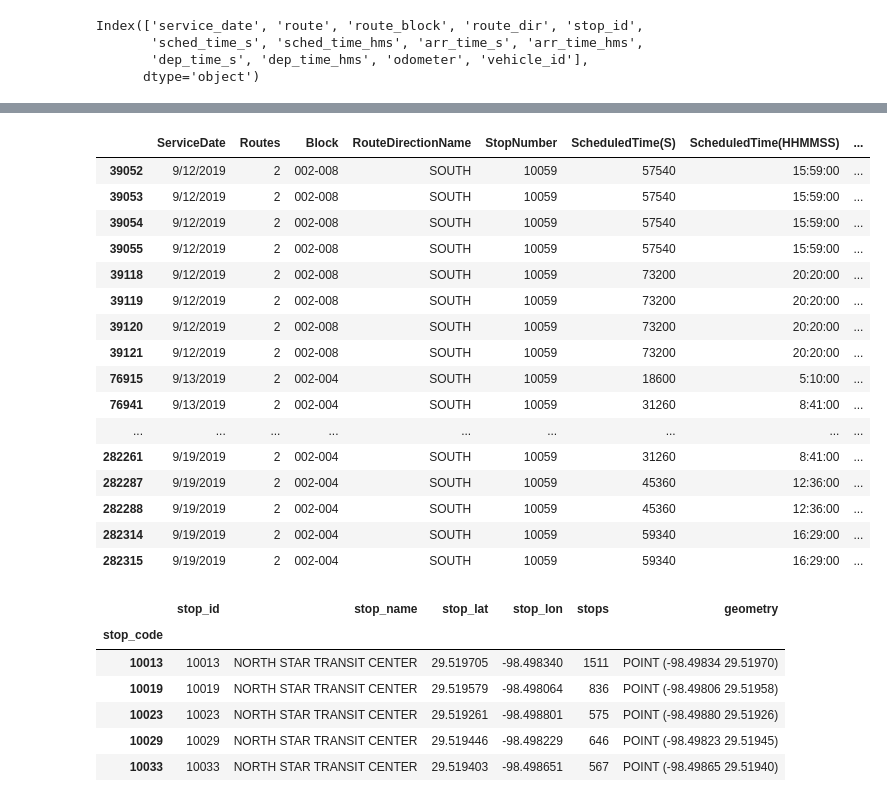
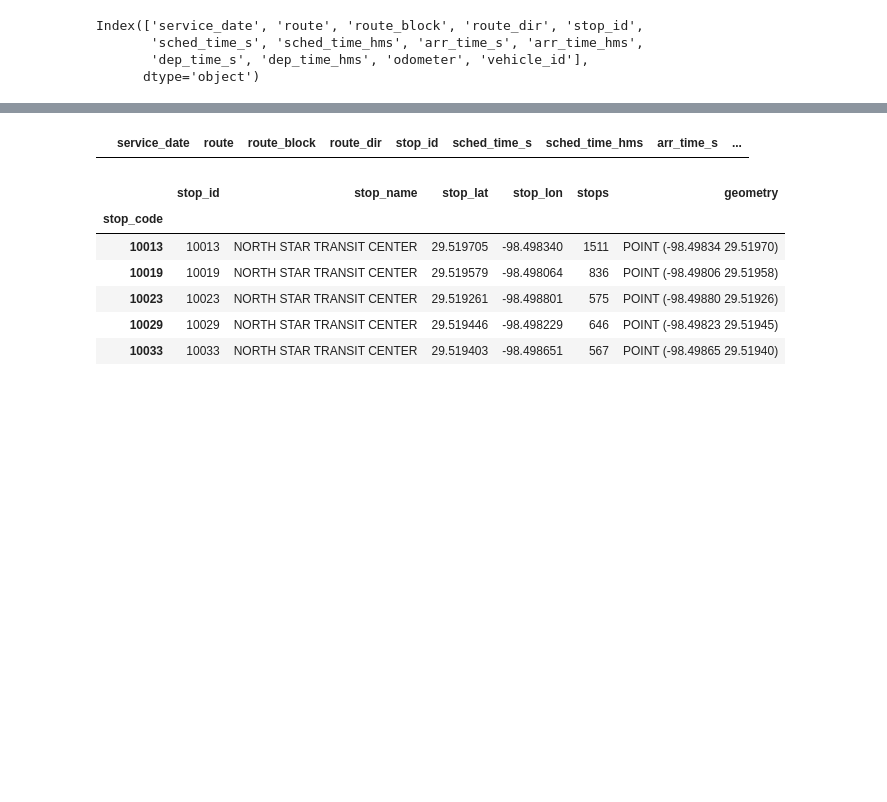
Before and after one commit to get-on-the-bus/via-project, a Jupyter notebook: kevin/geocoding_stops_and_blocks.ipynb, the cells around one changed output, grey strips where cells are left out. Cells and saved outputs as stored; diff of their text form; code cells hidden in the pictures; blank space fills up the shorter version.

Commit message:
datadict and geoclassing

```diff
--- a/kevin/geocoding_stops_and_blocks.ipynb
+++ b/kevin/geocoding_stops_and_blocks.ipynb
@@ -54,0 +72,3 @@ files = {
+# %%
+via_rename = via_datadict.set_index('via_column')['gotb_column']
+via_rename.head()
@@ -54,0 +83,3 @@ files = {
+# %%
+via_datatype = via_datadict.set_index('via_column')['datatype']
+via_datatype.head()
@@ -54,0 +94,3 @@ files = {
+# %%
+gotb_datatype = via_datadict.set_index('gotb_column')['datatype']
+gotb_datatype.head()
@@ -218,5 +270,16 @@ buffer_in_degrees
 ### adherence
 ###
 #######################################
+# %%
+def retype_dataframe(df, type_dict):
+    retype_dict = {k:v for (k,v) in type_dict.items() if k in df.columns}
+    # print(retype_dict)
+    string_cols = [k for (k,v) in retype_dict.items() if v == 'string']
+    # print(string_cols)
+    for col in string_cols:
+        df[col] = df[col].apply(str)
+    df = df.astype(retype_dict).copy()
+
+    return df
 # %%
 def wrangle_adherence(source_file):
@@ -366,23 +450,7 @@ adh_routes[adh_routes.recs>2].head(1000)
 # %%
-df_adherence[(df_adherence.Routes == 2) & (df_adherence.VehicleNumber == 500) & (df_adherence.StopNumber == '10059') & (df_adherence.RouteDirectionName == 'SOUTH       ') ]
+df_adherence[(df_adherence.route == '2') & (df_adherence.vehicle_id == '500.0') & (df_adherence.stop_id == "10059") & (df_adherence.route_dir == 'S') ]
 # %% [output]
-|  | ServiceDate | Routes | Block | RouteDirectionName | StopNumber | ScheduledTime(S) | ScheduledTime(HHMMSS) | ... |
-| 39052 | 9/12/2019 | 2 | 002-008 | SOUTH | 10059 | 57540 | 15:59:00 | ... |
-| 39053 | 9/12/2019 | 2 | 002-008 | SOUTH | 10059 | 57540 | 15:59:00 | ... |
-| 39054 | 9/12/2019 | 2 | 002-008 | SOUTH | 10059 | 57540 | 15:59:00 | ... |
-| 39055 | 9/12/2019 | 2 | 002-008 | SOUTH | 10059 | 57540 | 15:59:00 | ... |
-| 39118 | 9/12/2019 | 2 | 002-008 | SOUTH | 10059 | 73200 | 20:20:00 | ... |
-| 39119 | 9/12/2019 | 2 | 002-008 | SOUTH | 10059 | 73200 | 20:20:00 | ... |
-| 39120 | 9/12/2019 | 2 | 002-008 | SOUTH | 10059 | 73200 | 20:20:00 | ... |
-| 39121 | 9/12/2019 | 2 | 002-008 | SOUTH | 10059 | 73200 | 20:20:00 | ... |
-| 76915 | 9/13/2019 | 2 | 002-004 | SOUTH | 10059 | 18600 | 5:10:00 | ... |
-| 76941 | 9/13/2019 | 2 | 002-004 | SOUTH | 10059 | 31260 | 8:41:00 | ... |
-| ... | ... | ... | ... | ... | ... | ... | ... | ... |
-| 282261 | 9/19/2019 | 2 | 002-004 | SOUTH | 10059 | 31260 | 8:41:00 | ... |
-| 282287 | 9/19/2019 | 2 | 002-004 | SOUTH | 10059 | 45360 | 12:36:00 | ... |
-| 282288 | 9/19/2019 | 2 | 002-004 | SOUTH | 10059 | 45360 | 12:36:00 | ... |
-| 282314 | 9/19/2019 | 2 | 002-004 | SOUTH | 10059 | 59340 | 16:29:00 | ... |
-| 282315 | 9/19/2019 | 2 | 002-004 | SOUTH | 10059 | 59340 | 16:29:00 | ... |
+|  | service_date | route | route_block | route_dir | stop_id | sched_time_s | sched_time_hms | arr_time_s | ... |
 # %%
 #######################################
 ###
```
Also changed, not shown: parts of 44 cells of this notebook, 2 other files.
